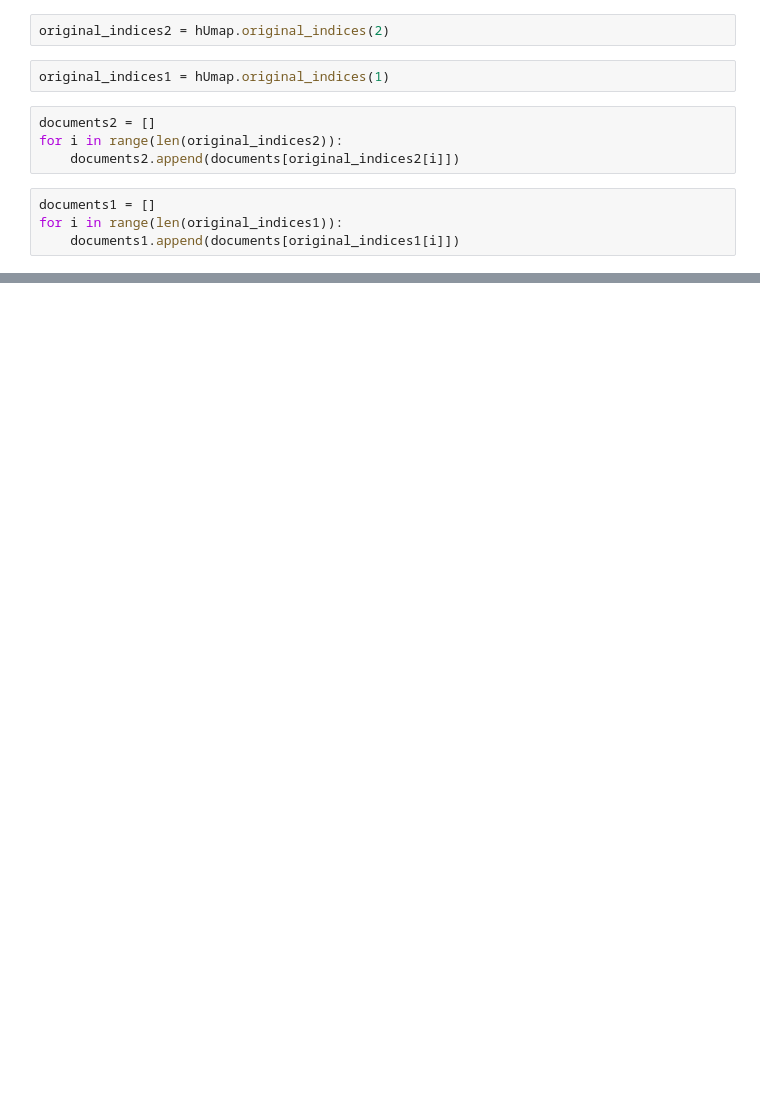
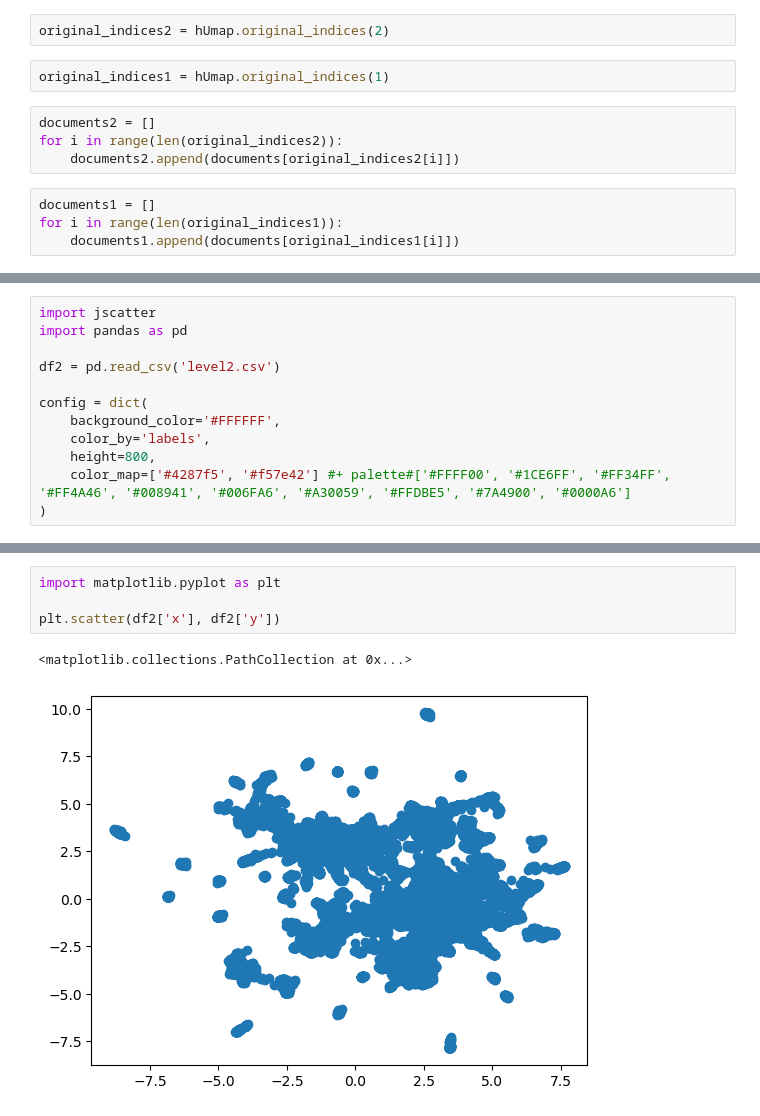
Before and after one commit to wilsonjr/humap, a Jupyter notebook: notebooks/whole-level-embedding.ipynb, the cells around one changed output, grey strips where cells are left out. Drawn from its saved outputs; the diff is of its cells as text; blank space fills up the shorter version.

```diff
--- a/notebooks/whole-level-embedding.ipynb
+++ b/notebooks/whole-level-embedding.ipynb
@@ -198,0 +280,12 @@ GridBox(children=(HBox(children=(VBox(children=(Button(button_style='primary', i
+# %%
+import jscatter
+import pandas as pd
+
+df2 = pd.read_csv('level2.csv')
+
+config = dict(
+    background_color='#FFFFFF',
+    color_by='labels',
+    height=800,
+    color_map=['#4287f5', '#f57e42'] #+ palette#['#FFFF00', '#1CE6FF', '#FF34FF', '#FF4A46', '#008941', '#006FA6', '#A30059', '#FFDBE5', '#7A4900', '#0000A6']
+)
@@ -198,0 +316,7 @@ GridBox(children=(HBox(children=(VBox(children=(Button(button_style='primary', i
+# %%
+import matplotlib.pyplot as plt
+
+plt.scatter(df2['x'], df2['y'])
+# %% [output]
+<matplotlib.collections.PathCollection at 0x...>
+[figure, added]
```
Also changed, not shown: parts of 25 cells of this notebook, 7 other files.
